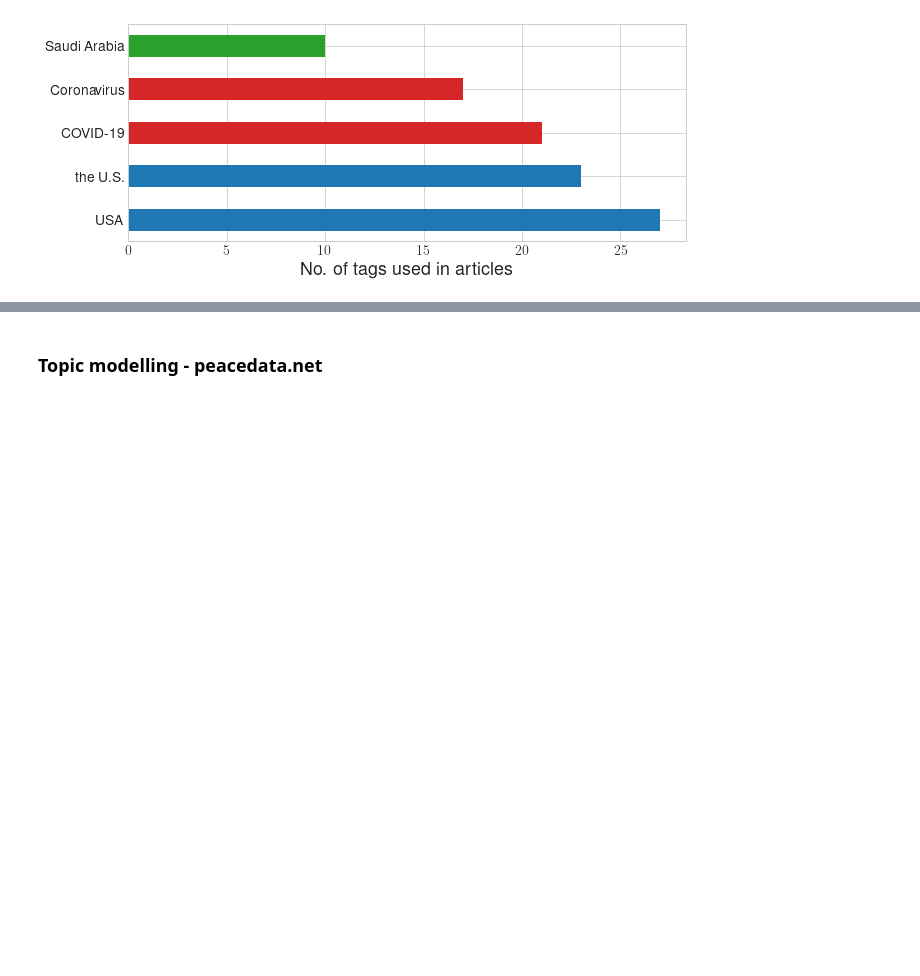
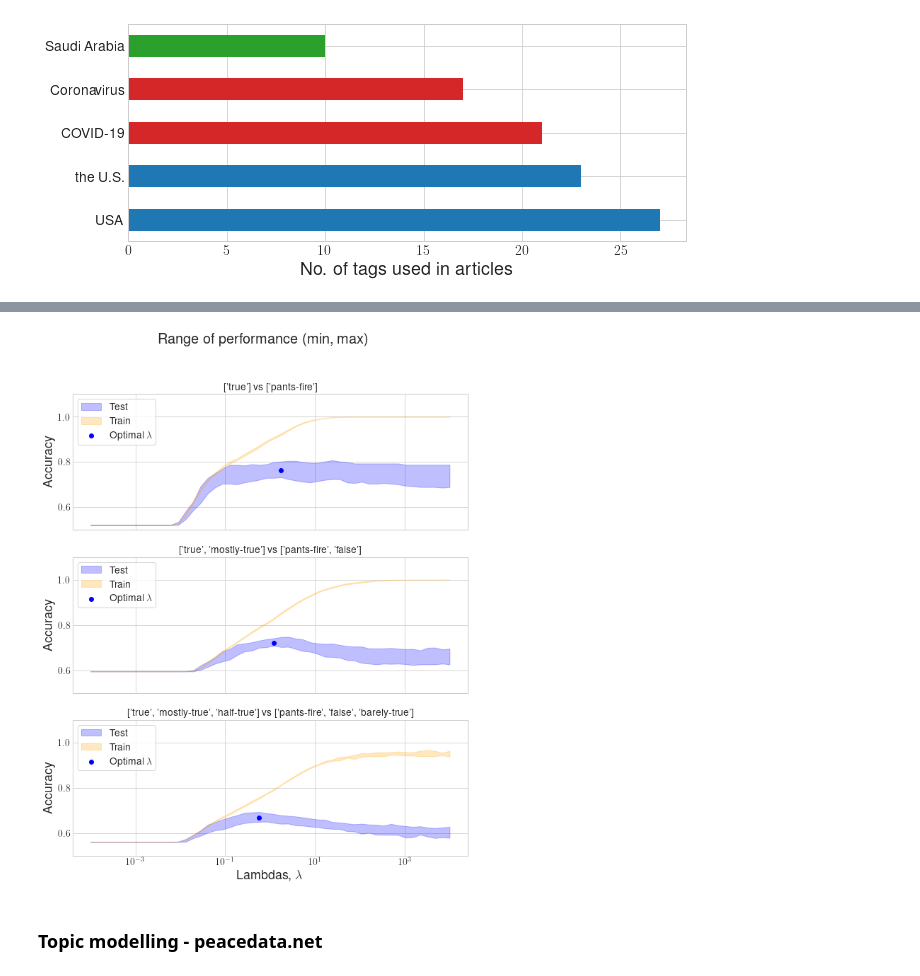
Before and after one commit to pgb206/ISDS2022_group7, a Jupyter notebook: project/project.ipynb, the cells around one changed output, grey strips where cells are left out. Drawn from its saved outputs; the diff is of its cells as text; code cells hidden in the pictures; blank space fills up the shorter version.

```diff
--- a/project/project.ipynb
+++ b/project/project.ipynb
@@ -681,3 +826,45 @@ plt.savefig('figs/fig3_top5tags_pdn.pdf', bbox_inches='tight')
+# %%
+best_acc1 = max(test_scores1_vc.mean(axis=1))
+best_lambda1 = lambdas[np.where(test_scores1_vc.mean(axis=1) == best_acc1)]
+best_acc2 = max(test_scores2_vc.mean(axis=1))
+best_lambda2 = lambdas[np.where(test_scores2_vc.mean(axis=1) == best_acc2)]
+best_acc3 = max(test_scores3_vc.mean(axis=1))
+best_lambda3 = lambdas[np.where(test_scores3_vc.mean(axis=1) == best_acc3)]
+
+f_learn, ax = plt.subplots(3, 1, figsize=(10, 12), sharex=True)
+
+ax[0].fill_between(lambdas, test_scores1_vc.min(1), test_scores1_vc.max(1), alpha=0.25, label ='Test', color='blue')
+ax[0].fill_between(lambdas, train_scores1_vc.min(1), train_scores1_vc.max(1),  alpha=0.25, label='Train', color='orange')
+ax[0].scatter(best_lambda1, best_acc1, label='Optimal $\lambda$', color='blue')
+ax[0].set_title("['true'] vs ['pants-fire']")
+ax[0].set_ylabel('Accuracy')
+ax[0].set_ylim([0.5,1.1])
+ax[0].set_xscale('log')
+ax[0].legend(loc='upper left', frameon=True)
+
+ax[1].fill_between(lambdas, test_scores2_vc.min(1), test_scores2_vc.max(1), alpha=0.25, label ='Test', color='blue')
+ax[1].fill_between(lambdas, train_scores2_vc.min(1), train_scores2_vc.max(1),  alpha=0.25, label='Train', color='orange')
+ax[1].scatter(best_lambda2, best_acc2, label='Optimal $\lambda$', color='blue')
+ax[1].set_title("['true', 'mostly-true'] vs ['pants-fire', 'false']")
+ax[1].set_ylabel('Accuracy')
+ax[1].set_ylim([0.5,1.1])
+ax[1].set_xscale('log')
+ax[1].legend(loc='upper left', frameon=True)
+
+ax[2].fill_between(lambdas, test_scores3_vc.min(1), test_scores3_vc.max(1), alpha=0.25, label ='Test', color='blue')
+ax[2].fill_between(lambdas, train_scores3_vc.min(1), train_scores3_vc.max(1),  alpha=0.25, label='Train', color='orange')
+ax[2].scatter(best_lambda3, best_acc3, label='Optimal $\lambda$', color='blue')
+ax[2].set_title("['true', 'mostly-true', 'half-true'] vs ['pants-fire', 'false', 'barely-true']")
+ax[2].set_ylabel('Accuracy')
+ax[2].set_ylim([0.5,1.1])
+ax[2].set_xscale('log')
+ax[2].set_xlabel('Lambdas, $\lambda$')
+ax[2].legend(loc='upper left', frameon=True)
+
+
+f_learn.suptitle('Range of performance (min, max)');
+# %% [output]
+[figure, added]
 # %% [markdown]
 ### Topic modelling - peacedata.net
 # %%
```
Also changed, not shown: parts of 31 cells of this notebook, 3 other files.
